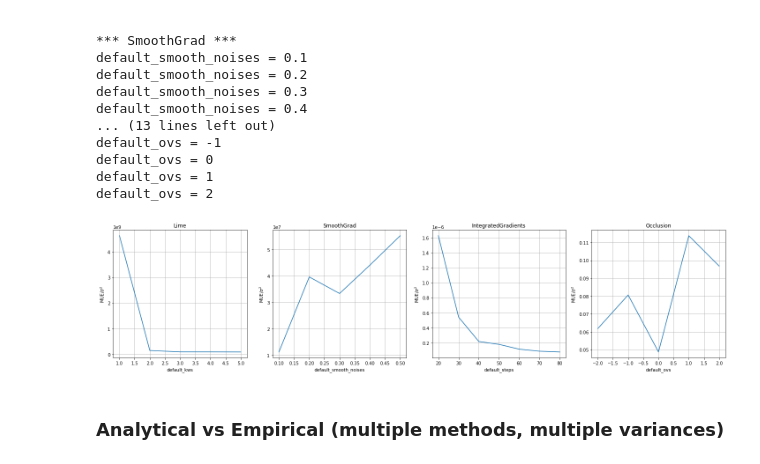
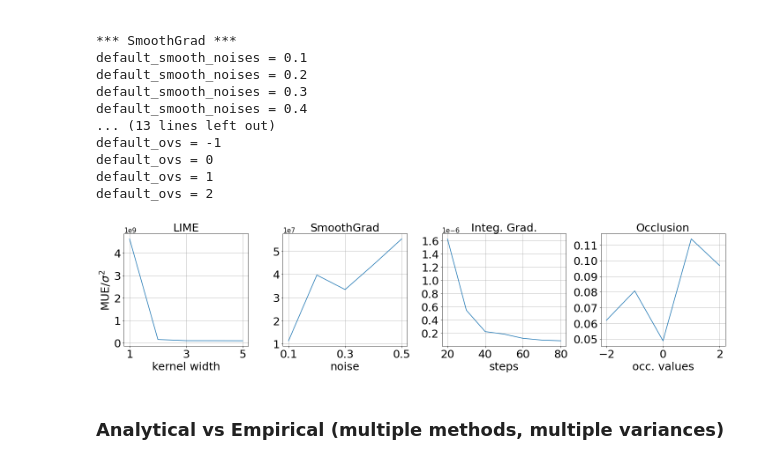
Before and after one commit to TeodorChiaburu/UXAI, a Jupyter notebook: Explainer_Perturbation_Tabular.ipynb, the cells around one changed output. Drawn from its saved outputs; the diff is of its cells as text; code cells hidden in the pictures.

Commit message:
Adjusted explainer figures

```diff
--- a/Explainer_Perturbation_Tabular.ipynb
+++ b/Explainer_Perturbation_Tabular.ipynb
@@ -321,17 +321,27 @@ with open('./experiments/defaults_explainer_tabular.pickle', 'rb') as handle:
     results = pickle.load(handle)
 # %%
 plt.figure(figsize=(20,5))
+full_param_names = ['kernel width', 'noise', 'steps', 'occ. values']
+titles = ['LIME', 'SmoothGrad', 'Integ. Grad.', 'Occlusion']
+fsize = 25
 for (i, xai_method_name), default_param_name in zip(enumerate(xai_methods), default_params):
     plt.subplot(1, len(xai_methods), i+1)
     plt.plot(default_params[default_param_name], results[xai_method_name].values())
-    plt.title(xai_method_name)
-    plt.xlabel(default_param_name)
-    plt.ylabel('MUE/$\sigma^2$')
+    plt.title(titles[i], fontsize = fsize)
+    plt.xlabel(full_param_names[i], fontsize = fsize)
+    if i == 0: plt.ylabel('MUE/$\sigma^2$', fontsize = fsize)
+    plt.xticks(default_params[default_param_name][::2], fontsize=fsize); plt.yticks(fontsize=fsize)
+    if i < 3: plt.ticklabel_format(axis='y', style='sci', scilimits=(0,0))
     plt.grid()
+
+# enlarge scientific offset text for all subplots
+for ax in plt.gcf().axes:
+    ax.yaxis.get_offset_text().set_fontsize(fsize-10)
 plt.tight_layout()
+plt.savefig('./figures/explainer_params_tab.png', bbox_inches='tight')
 plt.show()
 # %% [output]
-[figure, old version]
+[figure, new version]
 # %% [markdown]
 ### Analytical vs Empirical (multiple methods, multiple variances)
 # %%
```
Also changed, not shown: 5 other files.
